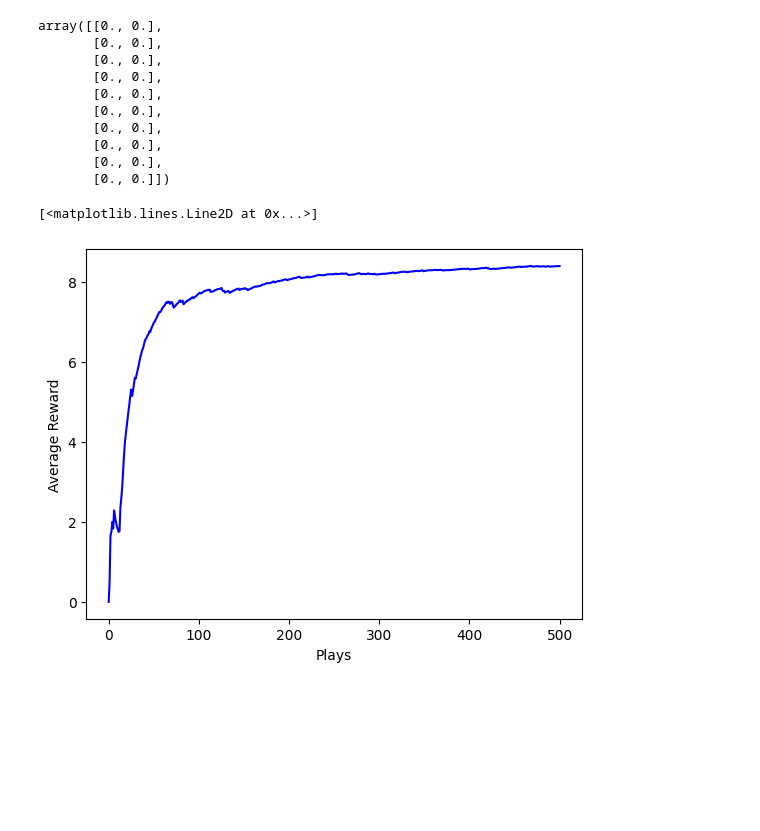
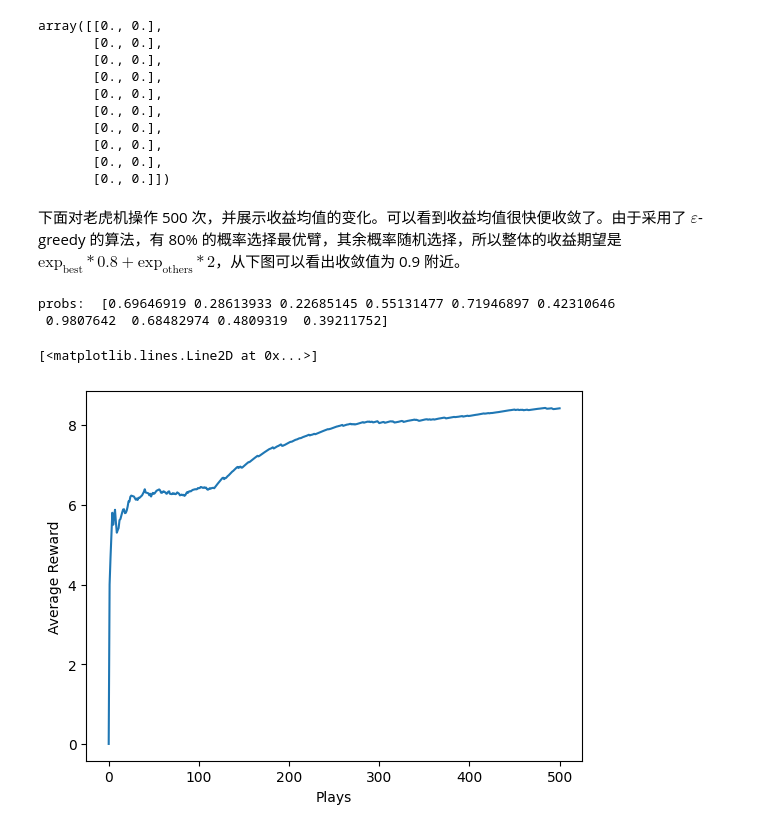
Before and after one commit to Aquietzero/ai-playground, a Jupyter notebook: reinforcement_learning/n_arm_bandit.ipynb, the cells around one changed output. Cells and saved outputs as stored; diff of their text form; code cells hidden in the pictures; blank space fills up the shorter version.

```diff
--- a/reinforcement_learning/n_arm_bandit.ipynb
+++ b/reinforcement_learning/n_arm_bandit.ipynb
@@ -52,28 +50,38 @@ def update_record(record, action, r):
 def get_best_arm(record):
     arm_index = np.argmax(record[:, 1], axis=0)
     return arm_index
+# %% [markdown]
+下面对老虎机操作 500 次，并展示收益均值的变化。可以看到收益均值很快便收敛了。由于采用了 $\varepsilon$-greedy 的算法，有 80% 的概率选择最优臂，其余概率随机选择，所以整体的收益期望是 $\text{exp}_{\text{best}} * 0.8 + \text{exp}_{\text{others}} * 2$，从下图可以看出收敛值为 0.9 附近。
 # %%
+np.random.seed(123)
+
 record = np.zeros((n, 2))
 probs = np.random.rand(n)
 eps = 0.2
 episodes = 500
 # track mean rewards
 rewards = [0]
+choices = np.zeros(n)
+
+print('probs: ', probs)
 
 for i in range(episodes):
     if random.random() > eps:
         choice = get_best_arm(record)
     else:
         choice = np.random.randint(n)
 
     r = get_reward(probs[choice])
     record = update_record(record, choice, r)
     mean_reward = ((i + 1) * rewards[-1] + r) / (i + 2)
     rewards.append(mean_reward)
+    choices[choice] += 1
 
 plt.xlabel('Plays')
 plt.ylabel('Average Reward')
-plt.plot(np.arange(len(rewards)), rewards, 'b', label='Mean Rewards')
+plt.plot(np.arange(len(rewards)), rewards, label='Mean Rewards')
 # %% [output]
-[<matplotlib.lines.Line2D at 0x...>]
+probs:  [0.69646919 0.28613933 0.22685145 0.55131477 0.71946897 0.42310646
+ 0.9807642  0.68482974 0.4809319  0.39211752]
+[<matplotlib.lines.Line2D at 0x...>]
-[figure, old version]
+[figure, new version]
```
Also changed, not shown: parts of 4 cells of this notebook.
